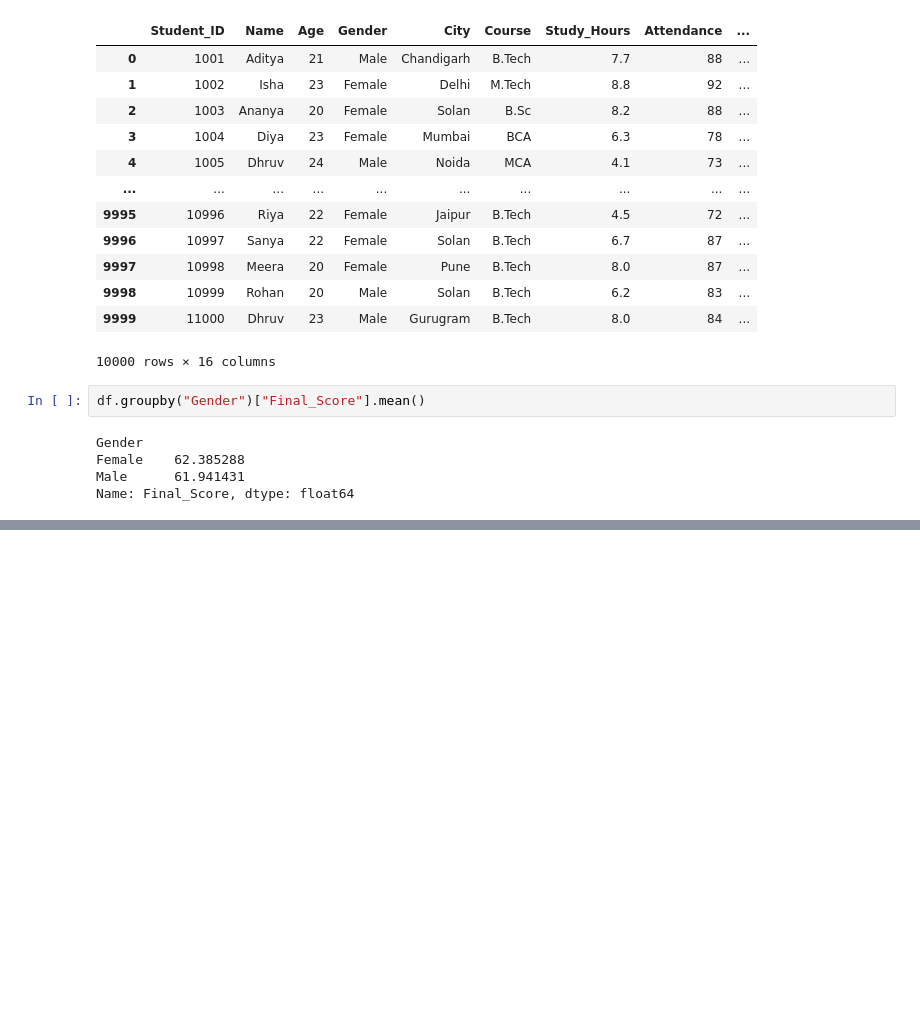
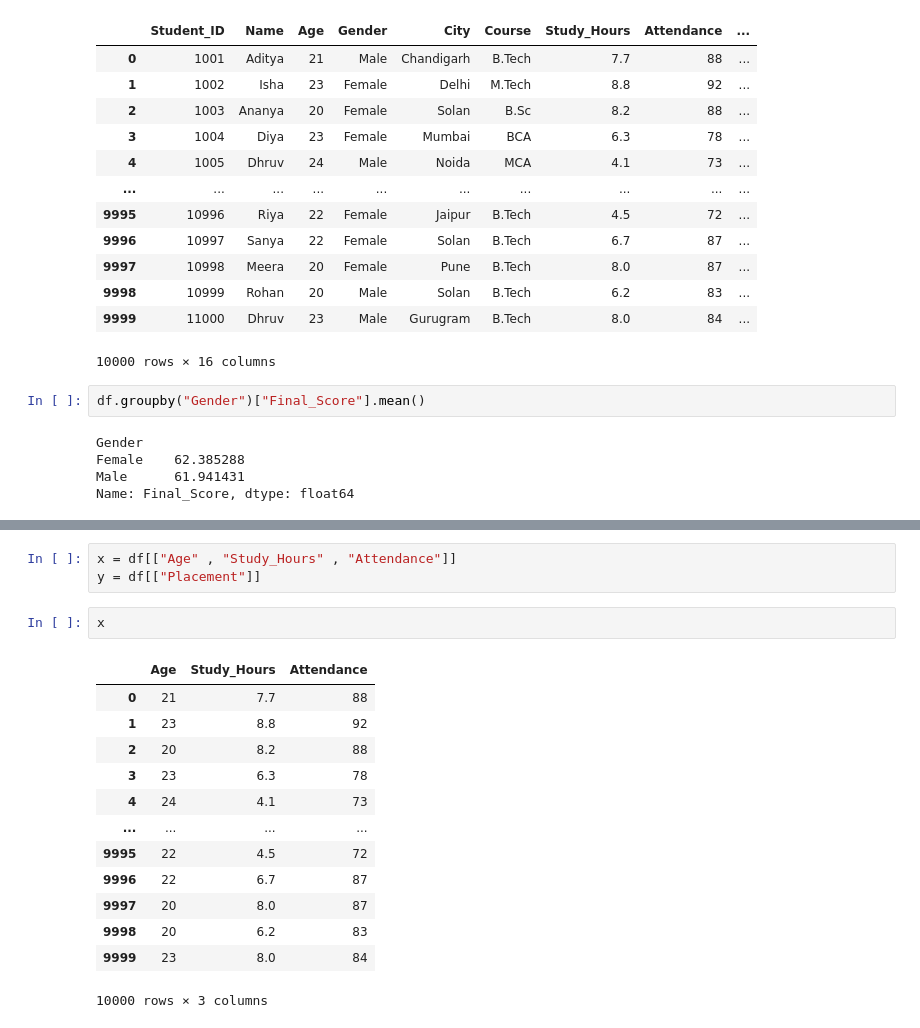
Before and after one commit to VanshJaswal1/python-libraries, a Jupyter notebook: Pandas/panda.ipynb, the cells around one changed output, grey strips where cells are left out. Drawn from its saved outputs; the diff is of its cells as text; blank space fills up the shorter version.

```diff
--- a/Pandas/panda.ipynb
+++ b/Pandas/panda.ipynb
@@ -390,0 +407,19 @@ Name: Final_Score, dtype: float64
+# %%
+x = df[["Age" , "Study_Hours" , "Attendance"]]
+y = df[["Placement"]]
+# %%
+x
+# %% [output]
+|  | Age | Study_Hours | Attendance |
+| 0 | 21 | 7.7 | 88 |
+| 1 | 23 | 8.8 | 92 |
+| 2 | 20 | 8.2 | 88 |
+| 3 | 23 | 6.3 | 78 |
+| 4 | 24 | 4.1 | 73 |
+| ... | ... | ... | ... |
+| 9995 | 22 | 4.5 | 72 |
+| 9996 | 22 | 6.7 | 87 |
+| 9997 | 20 | 8.0 | 87 |
+| 9998 | 20 | 6.2 | 83 |
+| 9999 | 23 | 8.0 | 84 |
+10000 rows × 3 columns
```
Also changed, not shown: parts of 13 cells of this notebook.
